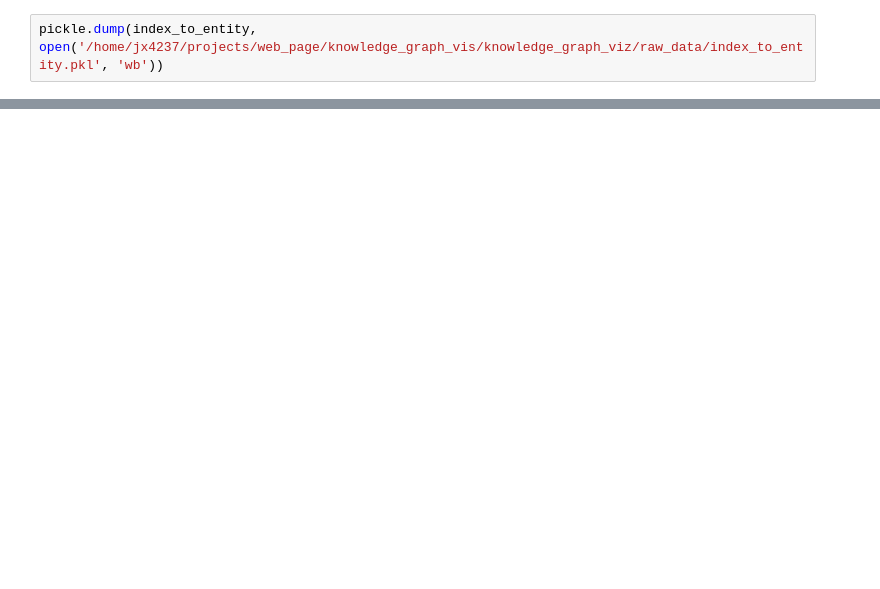
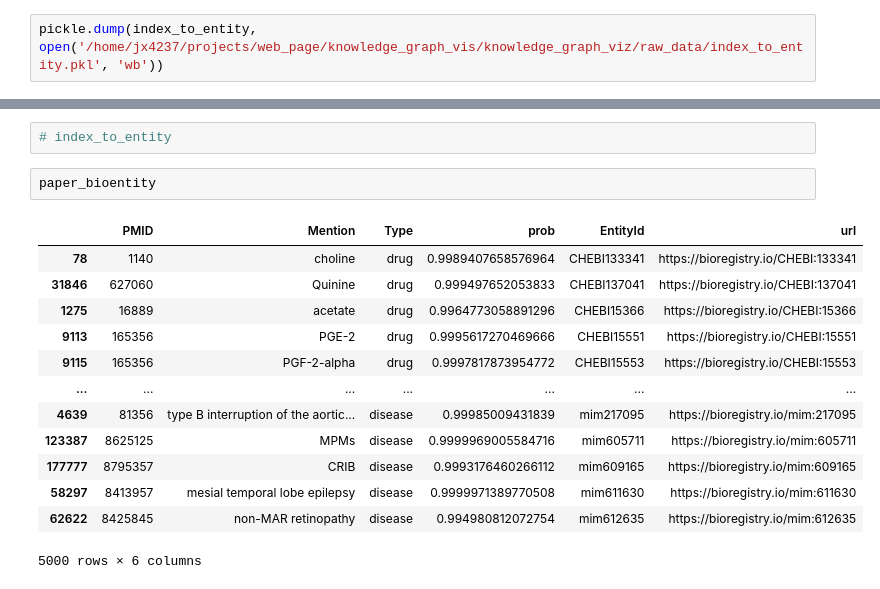
Before and after one commit to jiaweixu98/knowledge_graph_viz, a Jupyter notebook: notebooks/add_bio_entities/bio_entity_embeddings.ipynb, the cells around one changed output, grey strips where cells are left out. Cells and saved outputs as stored; diff of their text form; blank space fills up the shorter version.

```diff
--- a/notebooks/add_bio_entities/bio_entity_embeddings.ipynb
+++ b/notebooks/add_bio_entities/bio_entity_embeddings.ipynb
@@ -109,0 +191,18 @@ pickle.dump(index_to_entity, open('/home/jx4237/projects/web_page/knowledge_grap
+# %%
+# index_to_entity
+# %%
+paper_bioentity
+# %% [output]
+|  | PMID | Mention | Type | prob | EntityId | url |
+| 78 | 1140 | choline | drug | 0.9989407658576964 | CHEBI133341 | https://bioregistry.io/CHEBI:133341 |
+| 31846 | 627060 | Quinine | drug | 0.999497652053833 | CHEBI137041 | https://bioregistry.io/CHEBI:137041 |
+| 1275 | 16889 | acetate | drug | 0.9964773058891296 | CHEBI15366 | https://bioregistry.io/CHEBI:15366 |
+| 9113 | 165356 | PGE-2 | drug | 0.9995617270469666 | CHEBI15551 | https://bioregistry.io/CHEBI:15551 |
+| 9115 | 165356 | PGF-2-alpha | drug | 0.9997817873954772 | CHEBI15553 | https://bioregistry.io/CHEBI:15553 |
+| ... | ... | ... | ... | ... | ... | ... |
+| 4639 | 81356 | type B interruption of the aortic... | disease | 0.99985009431839 | mim217095 | https://bioregistry.io/mim:217095 |
+| 123387 | 8625125 | MPMs | disease | 0.9999969005584716 | mim605711 | https://bioregistry.io/mim:605711 |
+| 177777 | 8795357 | CRIB | disease | 0.9993176460266112 | mim609165 | https://bioregistry.io/mim:609165 |
+| 58297 | 8413957 | mesial temporal lobe epilepsy | disease | 0.9999971389770508 | mim611630 | https://bioregistry.io/mim:611630 |
+| 62622 | 8425845 | non-MAR retinopathy | disease | 0.994980812072754 | mim612635 | https://bioregistry.io/mim:612635 |
+5000 rows × 6 columns
```
Also changed, not shown: parts of 33 cells of this notebook, 17 other files.
